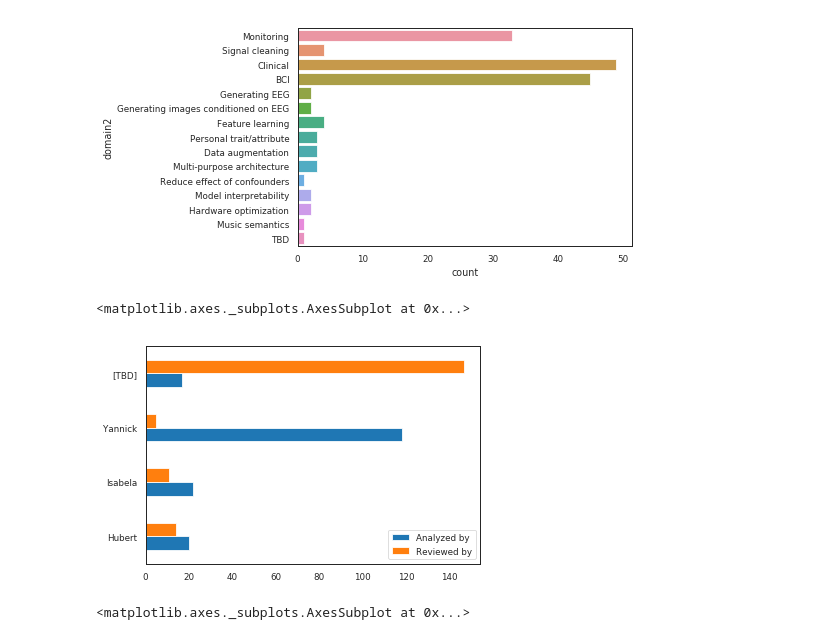
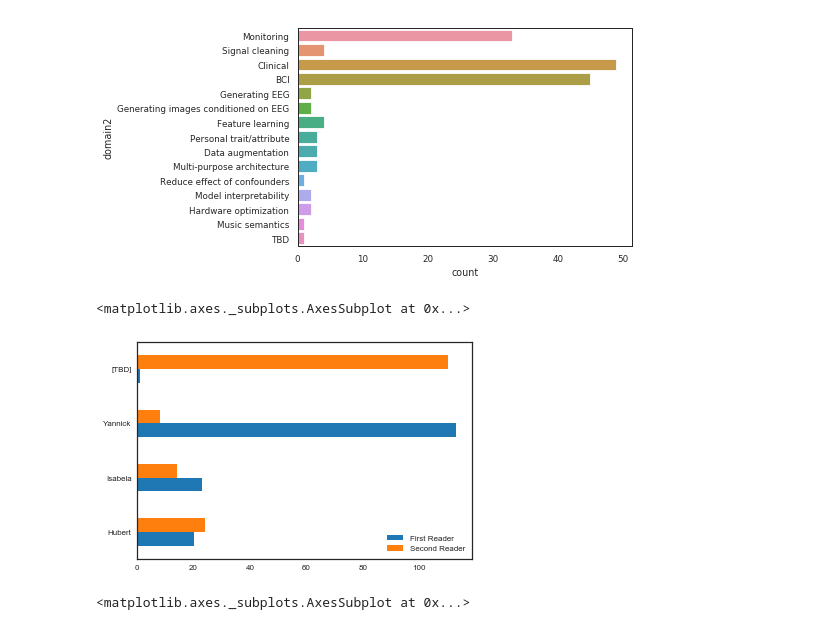
Before and after one commit to hubertjb/dl-eeg-review, a Jupyter notebook: sandbox.ipynb, the cells around one changed output. Saved outputs shown, nothing was run; the diff lists cells and outputs as text; code cells hidden in the pictures.

```diff
--- a/sandbox.ipynb
+++ b/sandbox.ipynb
@@ -48,10 +48,11 @@ sns.countplot(y='domain2', data=df)
 <matplotlib.axes._subplots.AxesSubplot at 0x...>
 [figure]
 # %%
-df[['Analyzed by', 'Reviewed by']].apply(pd.value_counts).plot(kind='barh')
+#df[['Analyzed by', 'Reviewed by']].apply(pd.value_counts).plot(kind='barh')
+df[['First Reader', 'Second Reader']].apply(pd.value_counts).plot(kind='barh')
 # %% [output]
 <matplotlib.axes._subplots.AxesSubplot at 0x...>
-[figure, old version]
+[figure, new version]
 # %%
 sns.countplot(y='Activation function', data=df)
 # %% [output]
```
Also changed, not shown: parts of 8 cells of this notebook, 2 other files.
